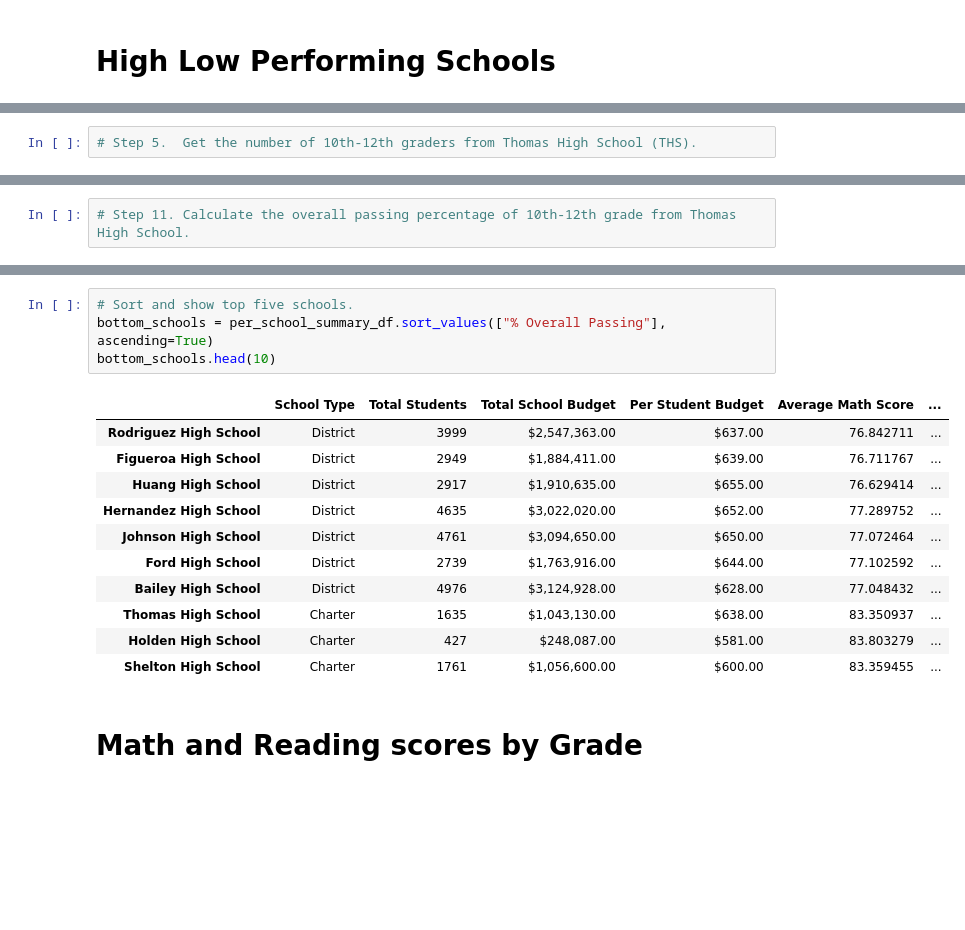
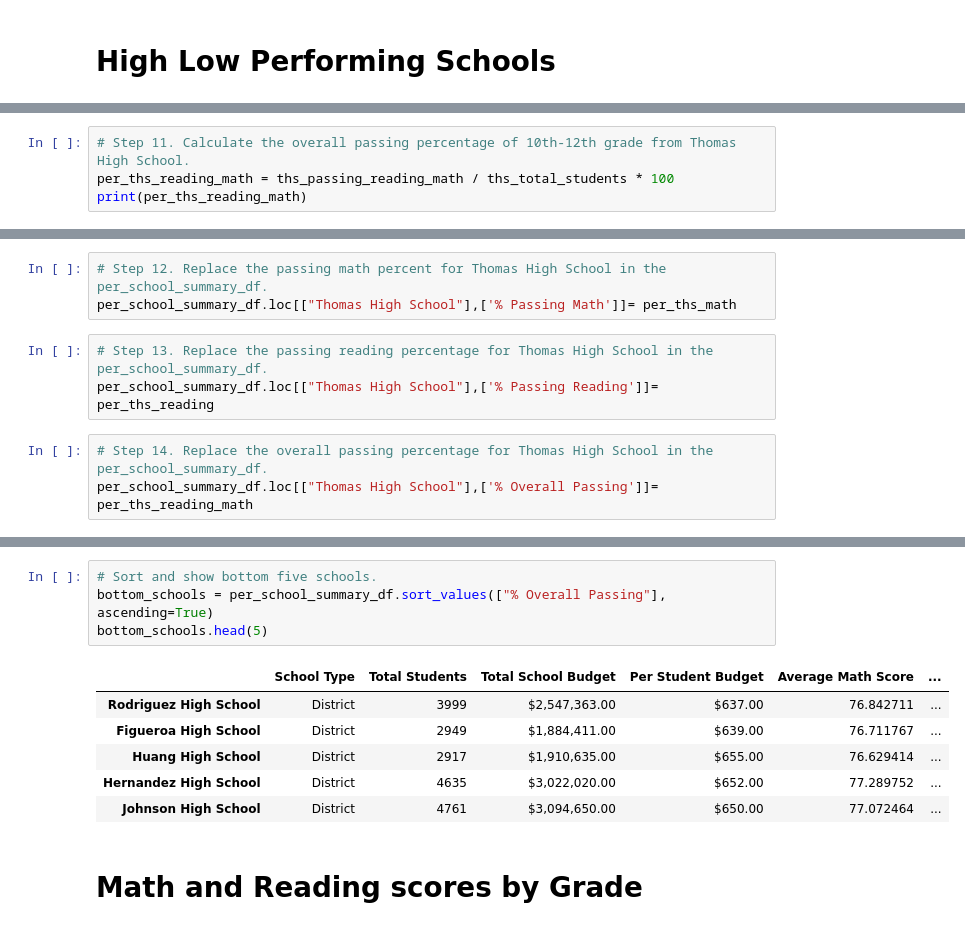
Before and after one commit to Leehudson514/School_District_Analysis, a Jupyter notebook: PyCItySchools_Challenge.ipynb, the cells around one changed output, grey strips where cells are left out. Saved outputs shown, nothing was run; the diff lists cells and outputs as text; blank space fills up the shorter version.

```diff
--- a/PyCItySchools_Challenge.ipynb
+++ b/PyCItySchools_Challenge.ipynb
@@ -353,2 +412,4 @@ per_school_summary_df
 # %%
-# Step 5.  Get the number of 10th-12th graders from Thomas High School (THS).
+# Step 11. Calculate the overall passing percentage of 10th-12th grade from Thomas High School.
+per_ths_reading_math = ths_passing_reading_math / ths_total_students * 100
+print(per_ths_reading_math)
@@ -363,2 +418,9 @@ per_school_summary_df
+# %%
+# Step 12. Replace the passing math percent for Thomas High School in the per_school_summary_df.
+per_school_summary_df.loc[["Thomas High School"],['% Passing Math']]= per_ths_math
+# %%
+# Step 13. Replace the passing reading percentage for Thomas High School in the per_school_summary_df.
+per_school_summary_df.loc[["Thomas High School"],['% Passing Reading']]= per_ths_reading
 # %%
-# Step 11. Calculate the overall passing percentage of 10th-12th grade from Thomas High School.
+# Step 14. Replace the overall passing percentage for Thomas High School in the per_school_summary_df.
+per_school_summary_df.loc[["Thomas High School"],['% Overall Passing']]= per_ths_reading_math
@@ -389,19 +464,14 @@ top_schools.head(10)
 # %%
-# Sort and show top five schools.
+# Sort and show bottom five schools.
 bottom_schools = per_school_summary_df.sort_values(["% Overall Passing"], ascending=True)
-bottom_schools.head(10)
+bottom_schools.head(5)
 # %% [output]
 |  | School Type | Total Students | Total School Budget | Per Student Budget | Average Math Score | ... |
 | Rodriguez High School | District | 3999 | $2,547,363.00 | $637.00 | 76.842711 | ... |
 | Figueroa High School | District | 2949 | $1,884,411.00 | $639.00 | 76.711767 | ... |
 | Huang High School | District | 2917 | $1,910,635.00 | $655.00 | 76.629414 | ... |
 | Hernandez High School | District | 4635 | $3,022,020.00 | $652.00 | 77.289752 | ... |
 | Johnson High School | District | 4761 | $3,094,650.00 | $650.00 | 77.072464 | ... |
-| Ford High School | District | 2739 | $1,763,916.00 | $644.00 | 77.102592 | ... |
-| Bailey High School | District | 4976 | $3,124,928.00 | $628.00 | 77.048432 | ... |
-| Thomas High School | Charter | 1635 | $1,043,130.00 | $638.00 | 83.350937 | ... |
-| Holden High School | Charter | 427 | $248,087.00 | $581.00 | 83.803279 | ... |
-| Shelton High School | Charter | 1761 | $1,056,600.00 | $600.00 | 83.359455 | ... |
 # %% [markdown]
 # Math and Reading scores by Grade
 # %%
```
Also changed, not shown: parts of 31 cells of this notebook, 6 other files.
